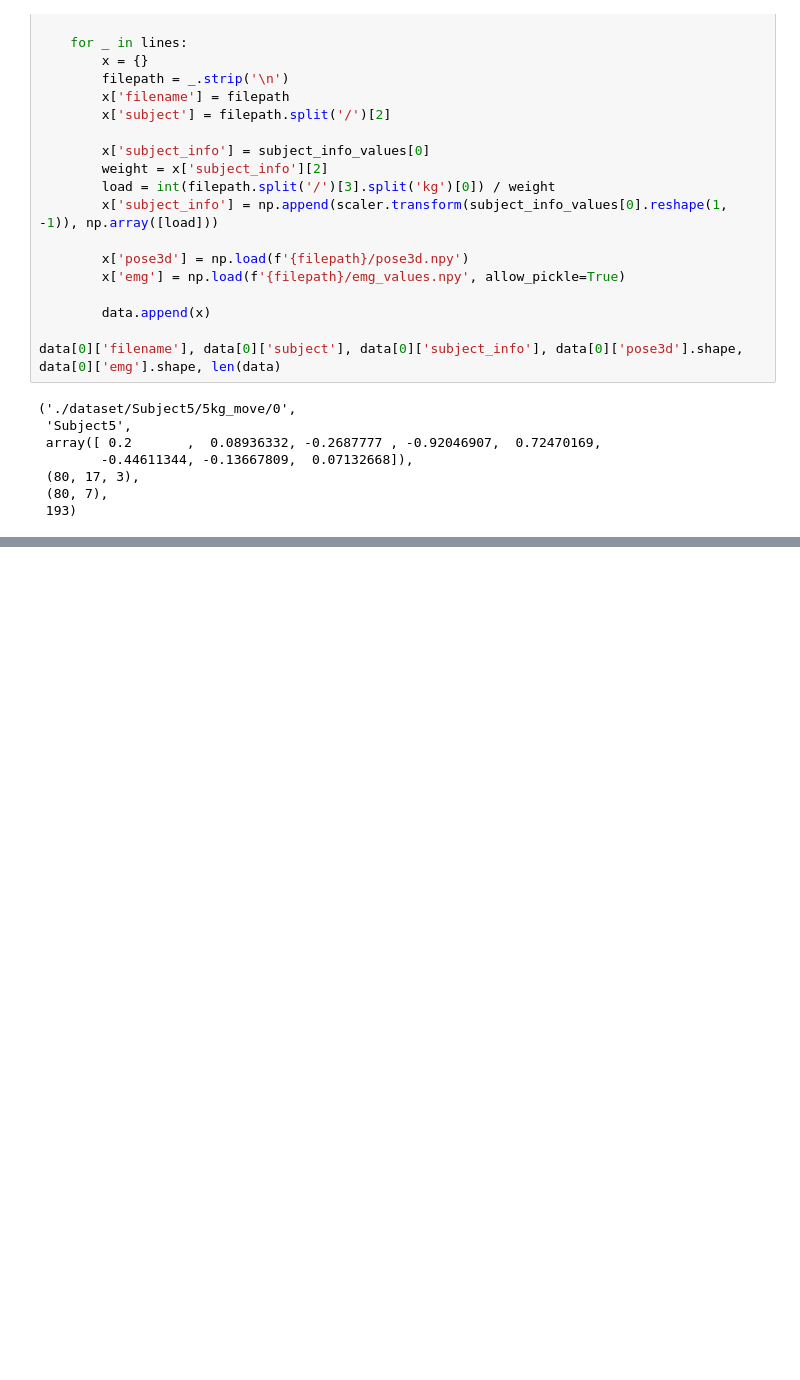
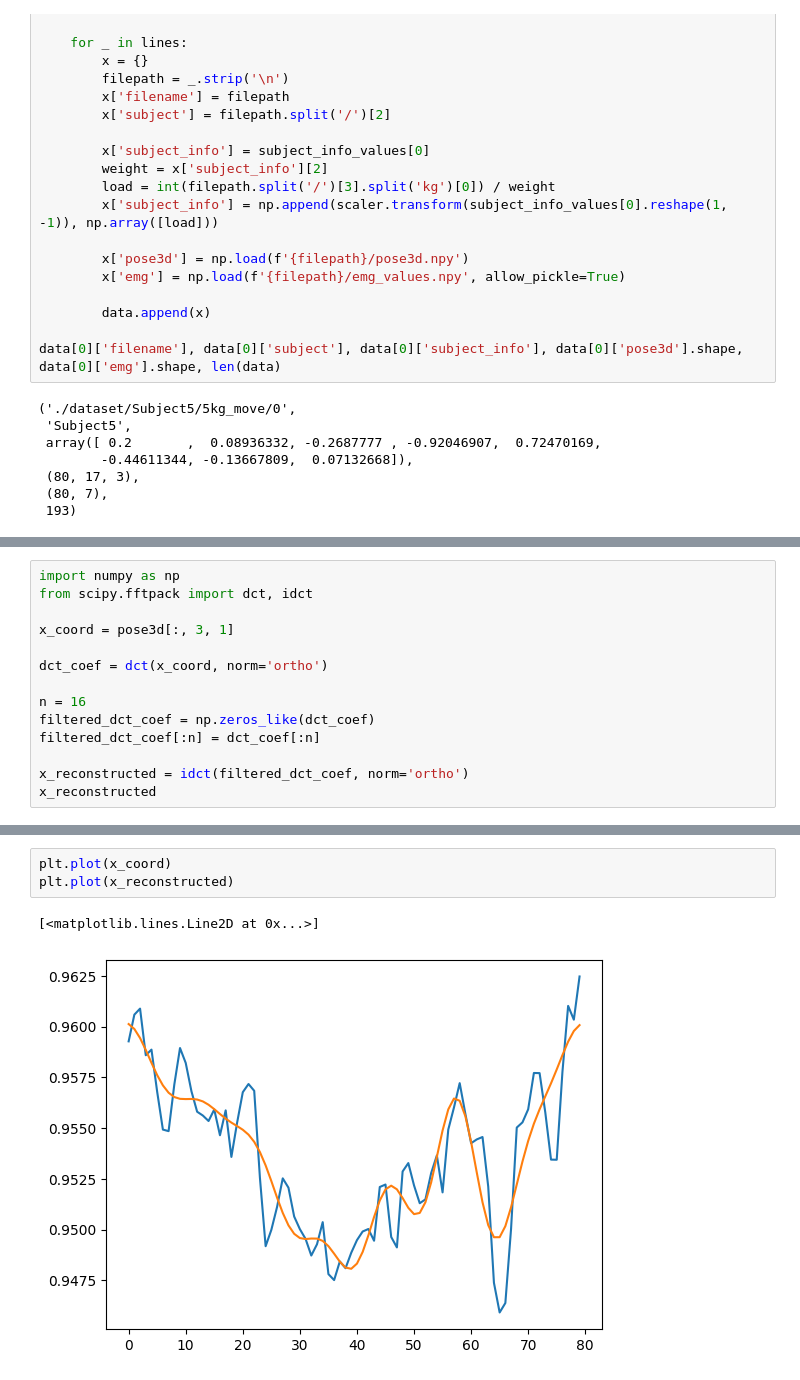
Before and after one commit to mesrwi/Pose2Muscle, a Jupyter notebook: zxcv.ipynb, the cells around one changed output, grey strips where cells are left out. Cells and saved outputs as stored; diff of their text form; blank space fills up the shorter version.

```diff
--- a/zxcv.ipynb
+++ b/zxcv.ipynb
@@ -154,0 +277,14 @@ from lightning.pytorch import loggers as pl_loggers
+# %%
+import numpy as np
+from scipy.fftpack import dct, idct
+
+x_coord = pose3d[:, 3, 1]
+
+dct_coef = dct(x_coord, norm='ortho')
+
+n = 16
+filtered_dct_coef = np.zeros_like(dct_coef)
+filtered_dct_coef[:n] = dct_coef[:n]
+
+x_reconstructed = idct(filtered_dct_coef, norm='ortho')
+x_reconstructed
@@ -154,0 +309,6 @@ from lightning.pytorch import loggers as pl_loggers
+# %%
+plt.plot(x_coord)
+plt.plot(x_reconstructed)
+# %% [output]
+[<matplotlib.lines.Line2D at 0x...>]
+[figure, added]
```
Also changed, not shown: parts of 20 cells of this notebook, 10 other files.
